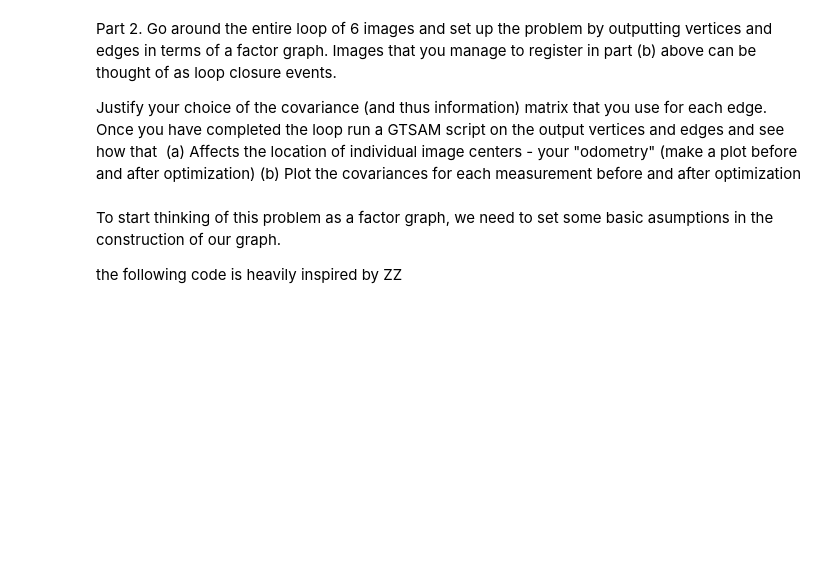
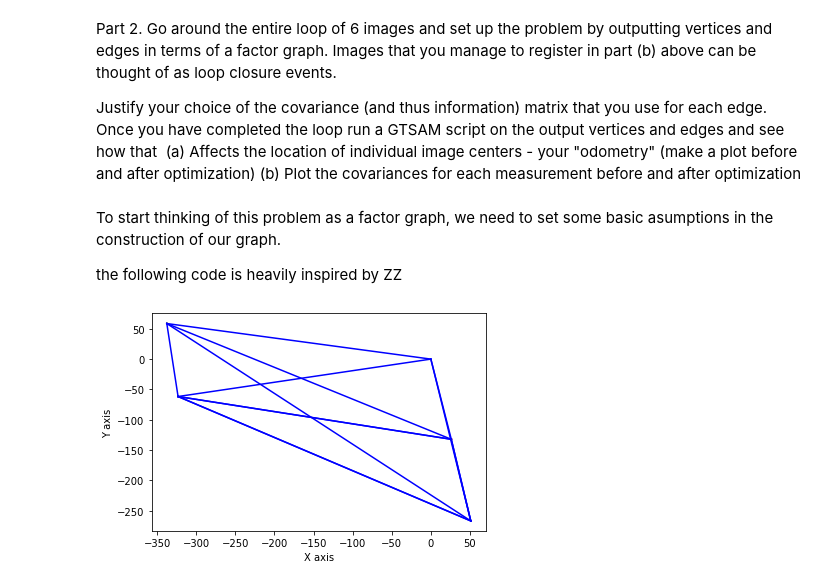
Before and after one commit to JGittles/EECE7150, a Jupyter notebook: HW3/hw3.ipynb, the cells around one changed output. Cells and saved outputs as stored; diff of their text form; code cells hidden in the pictures; blank space fills up the shorter version.

```diff
--- a/HW3/hw3.ipynb
+++ b/HW3/hw3.ipynb
@@ -338,2 +348,23 @@ initial = gtsam.Values() # add empty prior
+# %%
+def get_gtsam_pose2(affine_matrix):
+    return gtsam.Pose2(affine_matrix[0, -1], affine_matrix[1, -1],
+                       np.arctan2(affine_matrix[1, 0], affine_matrix[0, 0]))
+# %%
+def gtinit(imgsAndPts: Graphbin,initial):
+    total_affine_matrix = np.eye(3)
+
+    initial.insert(0, gtsam.Pose2())
+
+    for srcInd in range(len(imgsAndPts)-1):
+
+        dstInd = srcInd + 1
+
+        affine_matrix, gtsam_noise = noisyMatch(imgsAndPts[srcInd].pts, imgsAndPts[dstInd].pts)
+
+        total_affine_matrix = affine_matrix.dot(total_affine_matrix)
+
+        initial.insert(dstInd, get_gtsam_pose2(total_affine_matrix))
+
+    return total_affine_matrix, initial
 # %%
 def gtbuild(folder):
@@ -399,0 +412,23 @@ def gtbuild(folder):
+# %%
+def plot_graph(values, graph, marginals):
+
+    for vertex_index in range(values.size()-1):
+        gtsam.utils.plot.plot_pose2(0, values.atPose2(
+            vertex_index), 0.5, marginals.marginalCovariance(vertex_index))
+
+    for edge_index in range(graph.size())[1:]:
+        key1, key2 = graph.at(edge_index).keys()
+
+        start_pose = values.atPose2(key1)
+        end_pose = values.atPose2(key2)
+        plt.plot([start_pose.x(), end_pose.x()],
+                 [start_pose.y(), end_pose.y()],
+                 color='blue')
+
+    plt.show()
+# %%
+graph, initial, imgsAndPts = gtbuild("./6Images")
+marginals = gtsam.Marginals(graph, initial)
+plot_graph(initial, graph, marginals)
+# %% [output]
+[figure, added]
```
Also changed, not shown: parts of 6 cells of this notebook.
